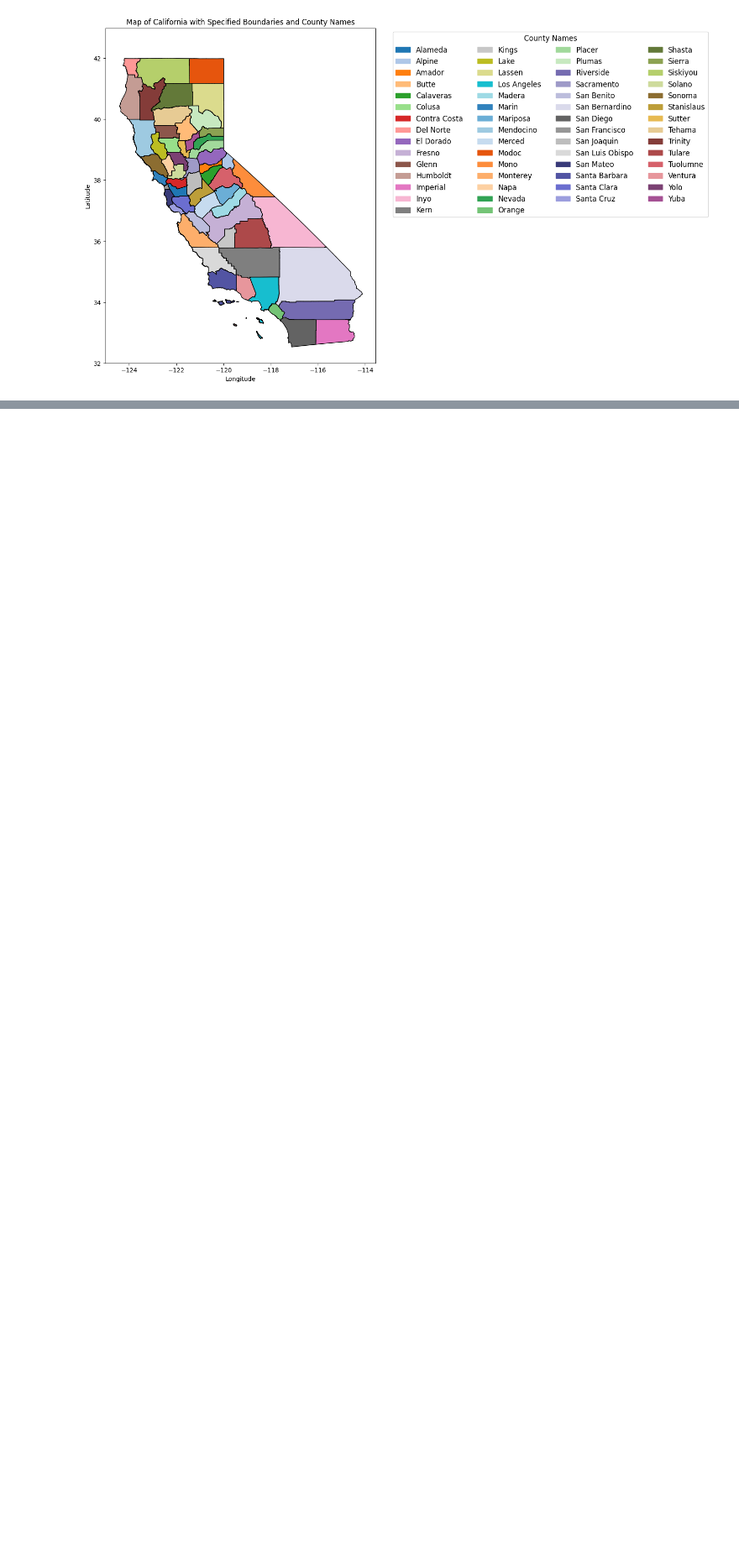
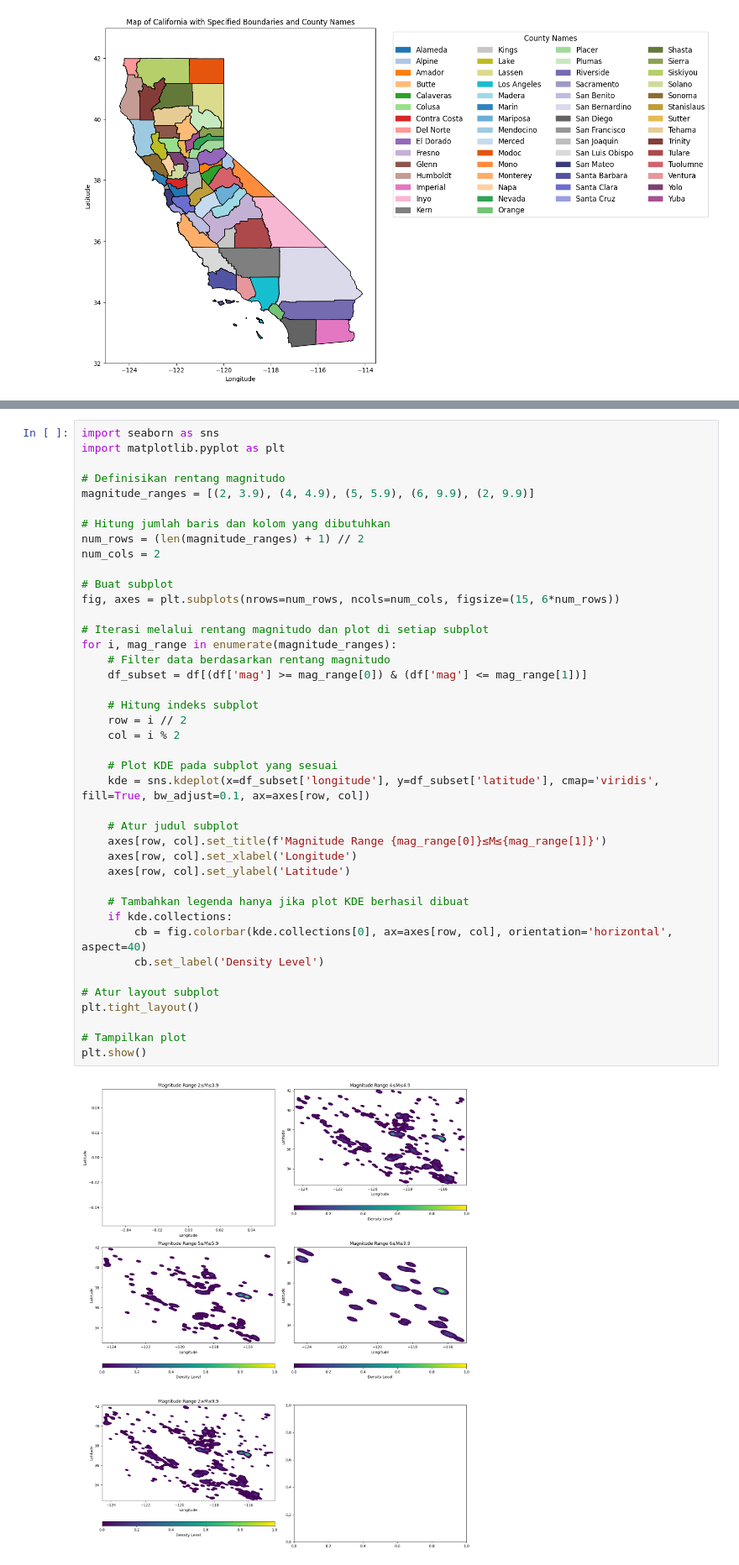
Before and after one commit to arifadli/Exploratory-Spatial-Data-Analysis, a Jupyter notebook: Earthquake Research/ESDA - Earthquake California.ipynb, the cells around one changed output, grey strips where cells are left out. Shown at 84% size. Saved outputs shown, nothing was run; the diff lists cells and outputs as text; blank space fills up the shorter version.

```diff
--- a/Earthquake Research/ESDA - Earthquake California.ipynb
+++ b/Earthquake Research/ESDA - Earthquake California.ipynb
@@ -611,0 +722,43 @@ ax.set_axis_off()
+# %%
+import seaborn as sns
+import matplotlib.pyplot as plt
+
+# Definisikan rentang magnitudo
+magnitude_ranges = [(2, 3.9), (4, 4.9), (5, 5.9), (6, 9.9), (2, 9.9)]
+
+# Hitung jumlah baris dan kolom yang dibutuhkan
+num_rows = (len(magnitude_ranges) + 1) // 2
+num_cols = 2
+
+# Buat subplot
+fig, axes = plt.subplots(nrows=num_rows, ncols=num_cols, figsize=(15, 6*num_rows))
+
+# Iterasi melalui rentang magnitudo dan plot di setiap subplot
+for i, mag_range in enumerate(magnitude_ranges):
+    # Filter data berdasarkan rentang magnitudo
+    df_subset = df[(df['mag'] >= mag_range[0]) & (df['mag'] <= mag_range[1])]
+
+    # Hitung indeks subplot
+    row = i // 2
+    col = i % 2
+
+    # Plot KDE pada subplot yang sesuai
+    kde = sns.kdeplot(x=df_subset['longitude'], y=df_subset['latitude'], cmap='viridis', fill=True, bw_adjust=0.1, ax=axes[row, col])
+
+    # Atur judul subplot
+    axes[row, col].set_title(f'Magnitude Range {mag_range[0]}≤M≤{mag_range[1]}')
+    axes[row, col].set_xlabel('Longitude')
+    axes[row, col].set_ylabel('Latitude')
+
+    # Tambahkan legenda hanya jika plot KDE berhasil dibuat
+    if kde.collections:
+        cb = fig.colorbar(kde.collections[0], ax=axes[row, col], orientation='horizontal', aspect=40)
+        cb.set_label('Density Level')
+
+# Atur layout subplot
+plt.tight_layout()
+
+# Tampilkan plot
+plt.show()
+# %% [output]
+[figure, added]
```
Also changed, not shown: parts of 48 cells of this notebook, 2 other files.
